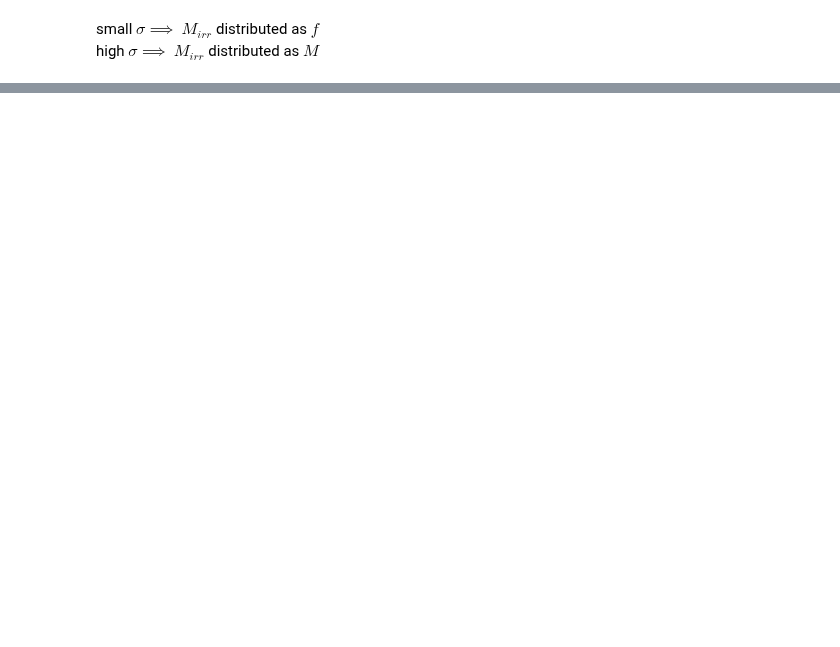
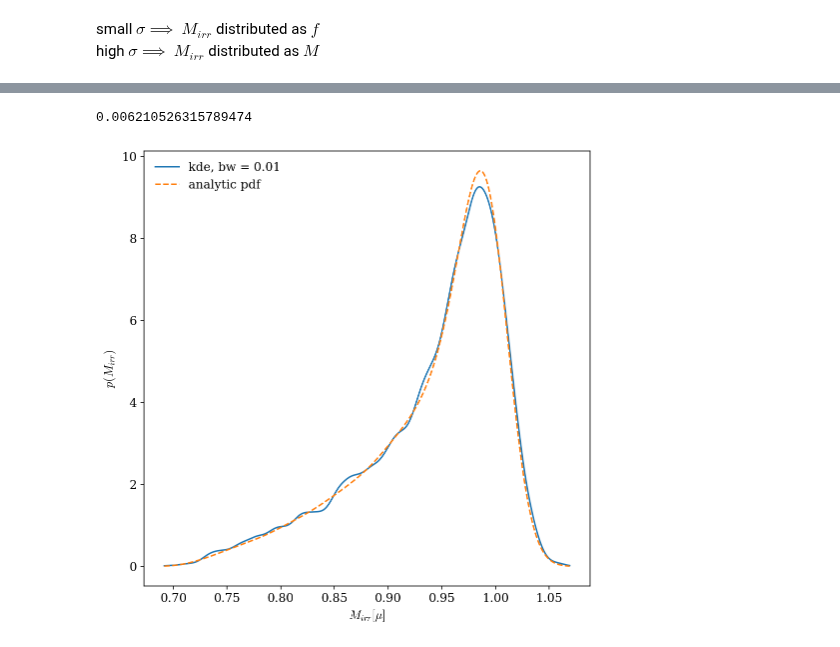
Before and after one commit to asantini29/astrostatistics_bicocca_2022, a Jupyter notebook: working/L07_irreducible_mass_BHs.ipynb, the cells around one changed output, grey strips where cells are left out. Drawn from its saved outputs; the diff is of its cells as text; code cells hidden in the pictures; blank space fills up the shorter version.

Commit message:
semi-analytic pdf

```diff
--- a/working/L07_irreducible_mass_BHs.ipynb
+++ b/working/L07_irreducible_mass_BHs.ipynb
@@ -132,0 +136,37 @@ high $\sigma\implies$ $M_{irr}$ distributed as $M$
+# %%
+#-- MC for the integral
+from scipy.stats import uniform
+N = int(1e4)
+
+unif_distr = uniform(loc=1/np.sqrt(2), scale = 1 - 1/np.sqrt(2))
+ff = unif_distr.rvs(size=N)
+
+pdf_Mirr = lambda M: np.sqrt(2/np.pi) / sigma * (1 - 1/np.sqrt(2)) * np.mean(np.exp(- (M/ff - mu)**2 / (2*sigma**2)) * f_pdf(ff) / (2*ff))
+
+analytic_pdf = [pdf_Mirr(M_try) for M_try in M_grid]
+# %%
+#kde with the best bw
+from sklearn.model_selection import GridSearchCV
+
+
+bwrange = np.linspace(0.001, 0.1, 20)
+K = 5 #K-fold cv
+grid = GridSearchCV(KernelDensity(), {'bandwidth': bwrange}, n_jobs=-1, cv = K)
+
+grid.fit(masses_irr[:, None])
+
+best_bw = grid.best_params_['bandwidth']
+print(best_bw)
+# %% [output]
+0.006210526315789474
+# %%
+kde_th = kde_sk(M_grid, masses_irr, bandwidth = best_bw, kernel="gaussian")
+
+plt.plot(M_grid, kde_th, label ='kde, bw = %.2f' % best_bw)
+plt.plot(M_grid, analytic_pdf, ls = '--', label ='analytic pdf')
+plt.legend(frameon = False)
+plt.xlabel(r'$M_{irr}[\mu]$')
+plt.ylabel(r'$p(M_{irr})$')
+plt.show()
+# %% [output]
+[figure, added]
```
Also changed, not shown: parts of 6 cells of this notebook.
